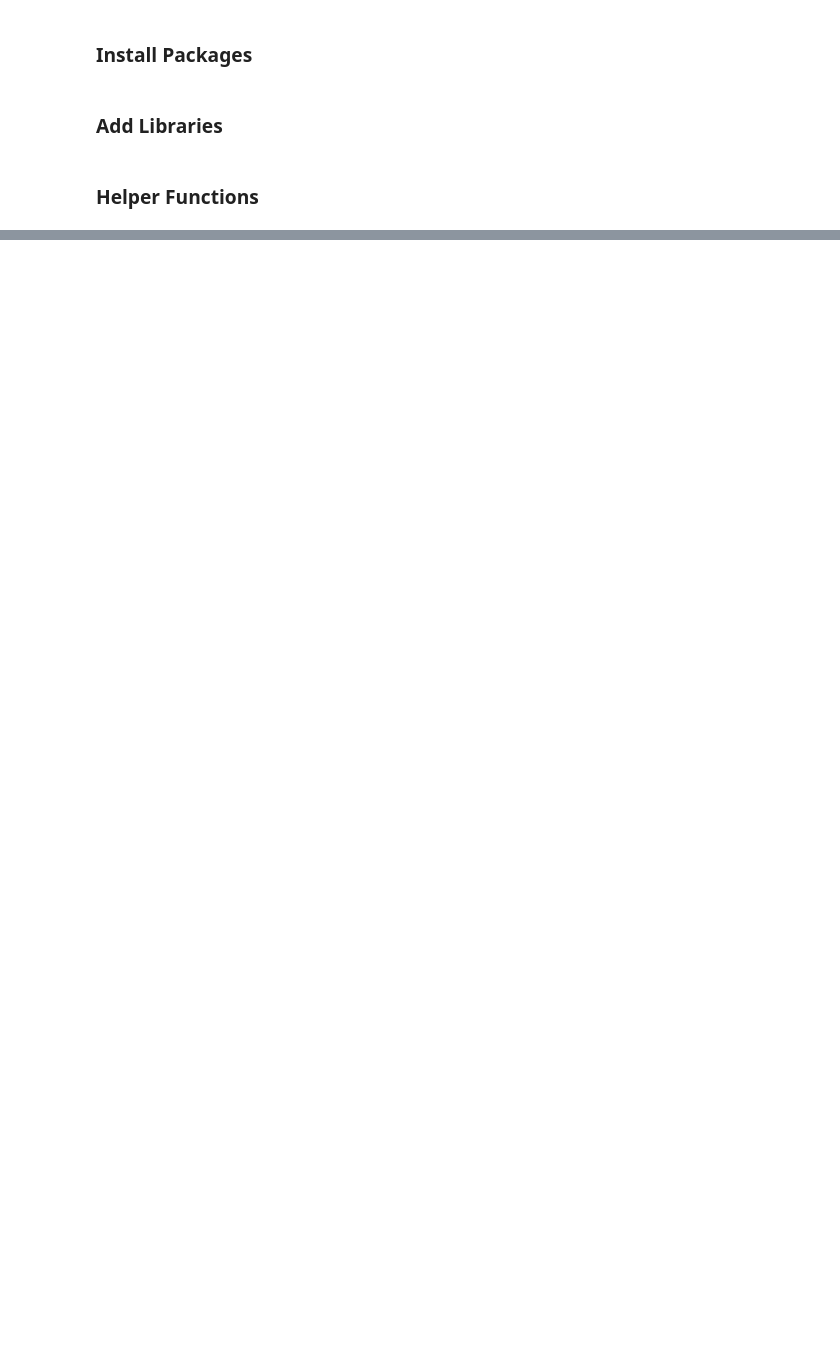
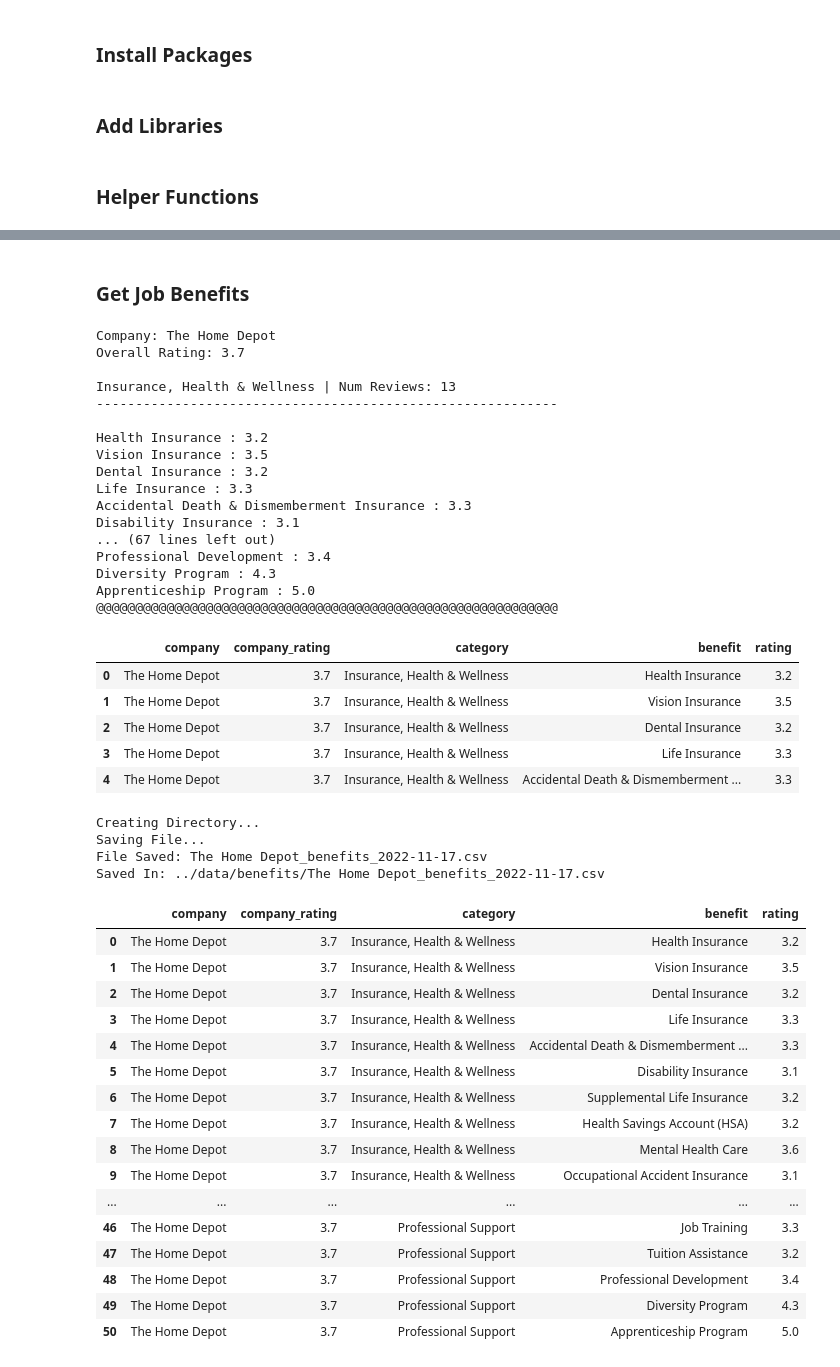
Before and after one commit to nzingaedata/Expat-Project, a Jupyter notebook: notebooks/jobs_scrapper.ipynb, the cells around one changed output, grey strips where cells are left out. Drawn from its saved outputs; the diff is of its cells as text; code cells hidden in the pictures; blank space fills up the shorter version.

```diff
--- a/notebooks/jobs_scrapper.ipynb
+++ b/notebooks/jobs_scrapper.ipynb
@@ -965,0 +699,11 @@ print('num companies:', len(companies), 'num titles:', len(titles),
+# %%
+#url = 'https://www.glassdoor.com/Reviews/Univision-Reviews-E6046.htm'
+#url = 'https://www.glassdoor.ca/Reviews/Indeed-Reviews-E100561.htm'
+#url = 'https://www.glassdoor.com.ar/Evaluaciones/Chase-Evaluaciones-E690765.htm'
+
+email = "GLASSDOOR_EMAIL"
+password = "GLASSDOOR_PASSWORD"
+url = 'https://www.glassdoor.com/Reviews/Salesforce-Reviews-E11159.htm'
+
+reviews_df = get_reviews(url, email, password, verbose=True)
+#reviews_df
@@ -965,0 +734,2 @@ print('num companies:', len(companies), 'num titles:', len(titles),
+# %% [markdown]
+### Get Job Benefits
@@ -965,0 +872,53 @@ print('num companies:', len(companies), 'num titles:', len(titles),
+# %%
+env_var = "CHROME_DRIVER"
+email = "GLASSDOOR_EMAIL"
+password = "GLASSDOOR_PASSWORD"
+url = 'https://www.glassdoor.com/Benefits/The-Home-Depot-US-Benefits-EI_IE655.0,14_IL.15,17_IN1.htm'
+#url = 'https://www.glassdoor.com/Benefits/Comcentric-US-Benefits-EI_IE719287.0,10_IL.11,13_IN1.htm'
+
+benefits_df = get_benefits(url, email, password, verbose=True)
+# %% [output]
+Company: The Home Depot
+Overall Rating: 3.7
+
+Insurance, Health & Wellness | Num Reviews: 13
+-----------------------------------------------------------
+
+Health Insurance : 3.2
+Vision Insurance : 3.5
+Dental Insurance : 3.2
+Life Insurance : 3.3
+Accidental Death & Dismemberment Insurance : 3.3
+Disability Insurance : 3.1
+... (67 lines left out)
+Professional Development : 3.4
+Diversity Program : 4.3
+Apprenticeship Program : 5.0
+@@@@@@@@@@@@@@@@@@@@@@@@@@@@@@@@@@@@@@@@@@@@@@@@@@@@@@@@@@@
+|  | company | company_rating | category | benefit | rating |
+| 0 | The Home Depot | 3.7 | Insurance, Health & Wellness | Health Insurance | 3.2 |
+| 1 | The Home Depot | 3.7 | Insurance, Health & Wellness | Vision Insurance | 3.5 |
+| 2 | The Home Depot | 3.7 | Insurance, Health & Wellness | Dental Insurance | 3.2 |
+| 3 | The Home Depot | 3.7 | Insurance, Health & Wellness | Life Insurance | 3.3 |
+| 4 | The Home Depot | 3.7 | Insurance, Health & Wellness | Accidental Death & Dismemberment ... | 3.3 |
+Creating Directory...
+Saving File...
+File Saved: The Home Depot_benefits_2022-11-17.csv
+Saved In: ../data/benefits/The Home Depot_benefits_2022-11-17.csv
+|  | company | company_rating | category | benefit | rating |
+| 0 | The Home Depot | 3.7 | Insurance, Health & Wellness | Health Insurance | 3.2 |
+| 1 | The Home Depot | 3.7 | Insurance, Health & Wellness | Vision Insurance | 3.5 |
+| 2 | The Home Depot | 3.7 | Insurance, Health & Wellness | Dental Insurance | 3.2 |
+| 3 | The Home Depot | 3.7 | Insurance, Health & Wellness | Life Insurance | 3.3 |
+| 4 | The Home Depot | 3.7 | Insurance, Health & Wellness | Accidental Death & Dismemberment ... | 3.3 |
+| 5 | The Home Depot | 3.7 | Insurance, Health & Wellness | Disability Insurance | 3.1 |
+| 6 | The Home Depot | 3.7 | Insurance, Health & Wellness | Supplemental Life Insurance | 3.2 |
+| 7 | The Home Depot | 3.7 | Insurance, Health & Wellness | Health Savings Account (HSA) | 3.2 |
+| 8 | The Home Depot | 3.7 | Insurance, Health & Wellness | Mental Health Care | 3.6 |
+| 9 | The Home Depot | 3.7 | Insurance, Health & Wellness | Occupational Accident Insurance | 3.1 |
+| ... | ... | ... | ... | ... | ... |
+| 46 | The Home Depot | 3.7 | Professional Support | Job Training | 3.3 |
+| 47 | The Home Depot | 3.7 | Professional Support | Tuition Assistance | 3.2 |
+| 48 | The Home Depot | 3.7 | Professional Support | Professional Development | 3.4 |
+| 49 | The Home Depot | 3.7 | Professional Support | Diversity Program | 4.3 |
+| 50 | The Home Depot | 3.7 | Professional Support | Apprenticeship Program | 5.0 |
```
Also changed, not shown: parts of 59 cells of this notebook, 36 other files.
